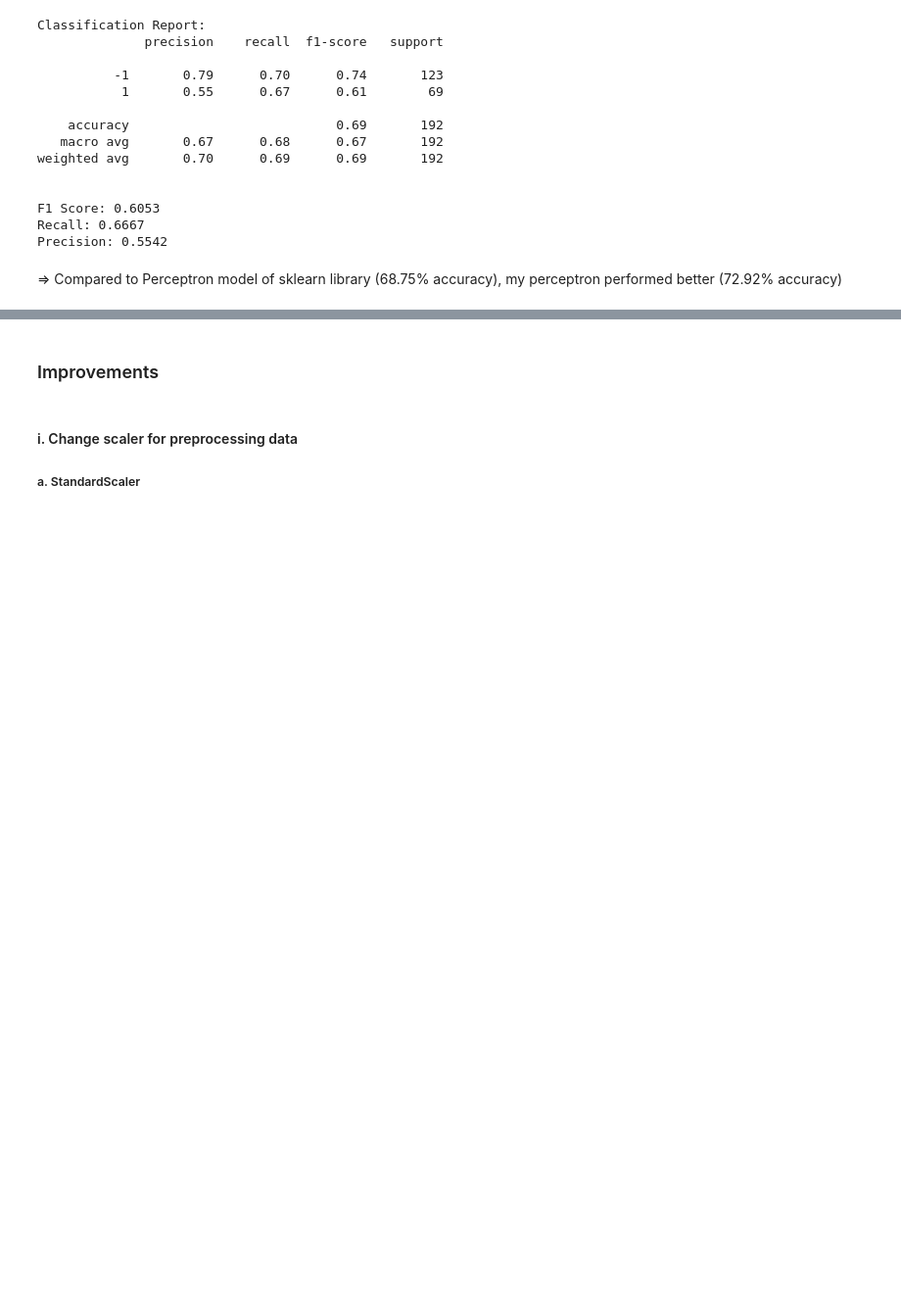
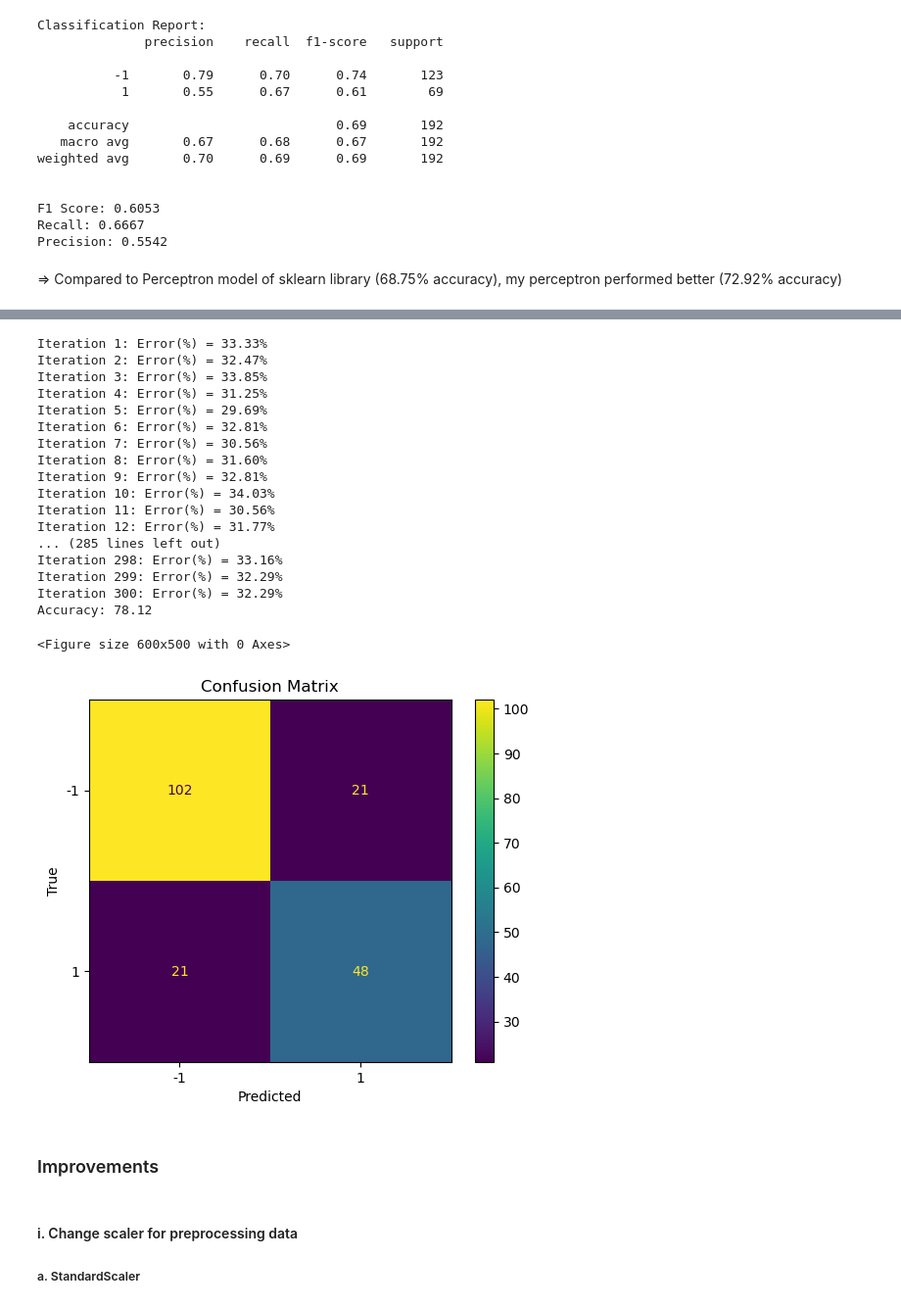
Before and after one commit to NhiNhiNhiNhiNhi/DeepLearning_Assignment1, a Jupyter notebook: Perceptron copy.ipynb, the cells around one changed output, grey strips where cells are left out. Shown at 98% size. Drawn from its saved outputs; the diff is of its cells as text; code cells hidden in the pictures; blank space fills up the shorter version.

```diff
--- a/Perceptron copy.ipynb
+++ b/Perceptron copy.ipynb
@@ -344,3 +344,23 @@ Recall: 0.6667
 Precision: 0.5542
 # %% [markdown]
 => Compared to Perceptron model of sklearn library (68.75% accuracy), my perceptron performed better (72.92% accuracy)
+# %%
+X = df_.drop('Outcome', axis=1).values
+y = df_['Outcome'].values
+y = np.where(y==0,-1,1)
+scaler = StandardScaler()
+scaler.fit(X)
+standard_X = scaler.transform(X)
+# %%
+from sklearn.decomposition import PCA
+pca = PCA(n_components=4)  # Reduce to 4 principal components
+X_pca = pca.fit_transform(standard_X)
+
+
+print(f"Explained Variance Ratio: {pca.explained_variance_ratio_}")
+
+# Create a DataFrame for better visualization
+df_pca = pd.DataFrame(data=X_pca)
+df_pca['Target'] = y
+
+print("\nDataFrame after PCA (first 5 rows):\n", df_pca.head())
@@ -347,3 +377,32 @@ Precision: 0.5542
+# %%
+X_train, X_test, y_train, y_test = train_test_split(np.concatenate((X_pca, standard_X),axis = 1), y, test_size=0.25, random_state=42)
+perceptron_pca = Perceptron(lr=0.001, n_iter=300)
+perceptron_pca.fit(X_train, y_train)
+
+y_pred = perceptron_pca.eval(X_test)
+accuracy = accuracy_score(y_test, y_pred)
+print(f'Accuracy: {accuracy*100:.2f}')
+draw_confusion_matrix(y_test,y_pred)
+# %% [output]
+Iteration 1: Error(%) = 33.33%
+Iteration 2: Error(%) = 32.47%
+Iteration 3: Error(%) = 33.85%
+Iteration 4: Error(%) = 31.25%
+Iteration 5: Error(%) = 29.69%
+Iteration 6: Error(%) = 32.81%
+Iteration 7: Error(%) = 30.56%
+Iteration 8: Error(%) = 31.60%
+Iteration 9: Error(%) = 32.81%
+Iteration 10: Error(%) = 34.03%
+Iteration 11: Error(%) = 30.56%
+Iteration 12: Error(%) = 31.77%
+... (285 lines left out)
+Iteration 298: Error(%) = 33.16%
+Iteration 299: Error(%) = 32.29%
+Iteration 300: Error(%) = 32.29%
+Accuracy: 78.12
+<Figure size 600x500 with 0 Axes>
+[figure, added]
 # %% [markdown]
 ### Improvements
 # %% [markdown]
```
Also changed, not shown: parts of 8 cells of this notebook.
